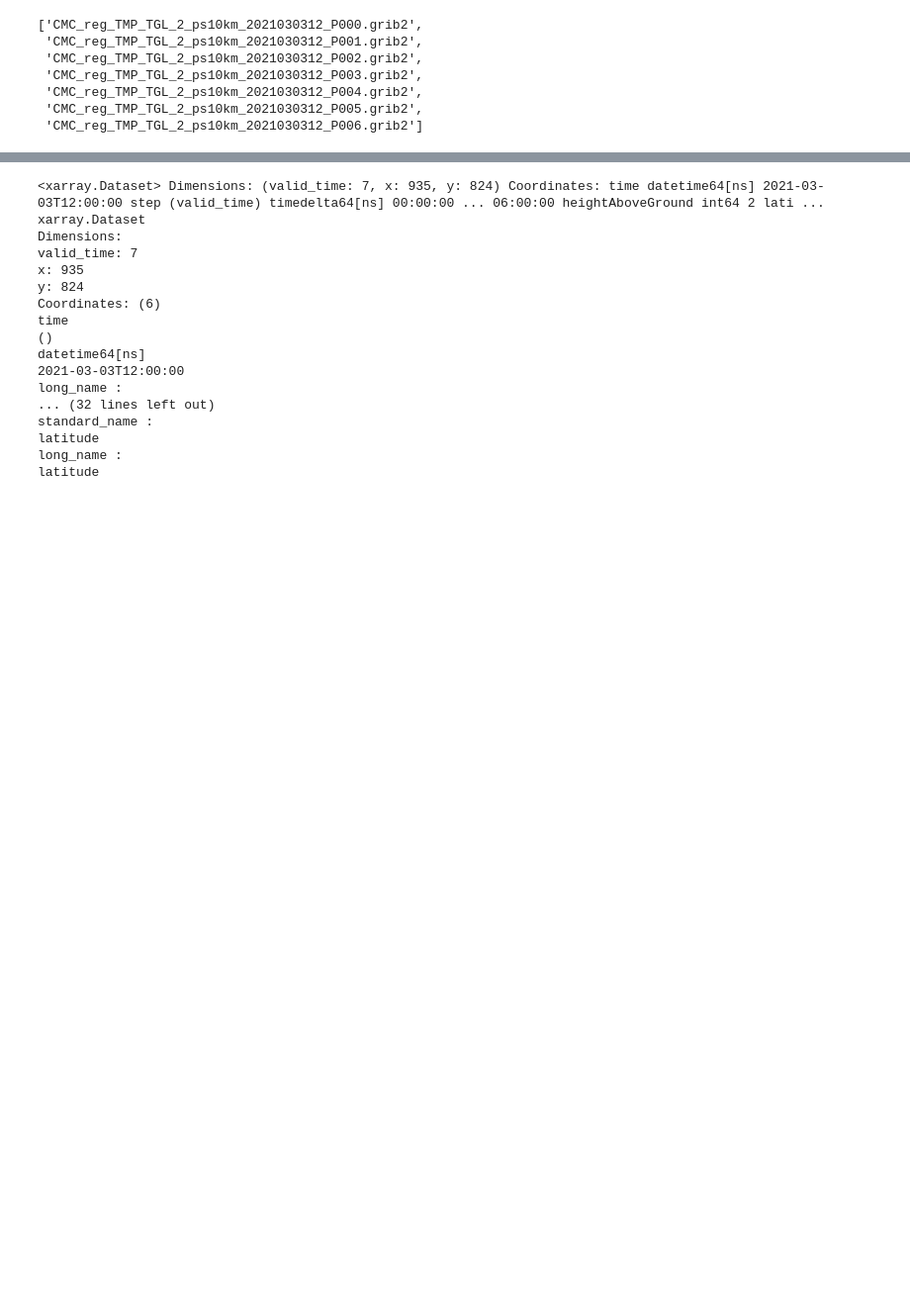
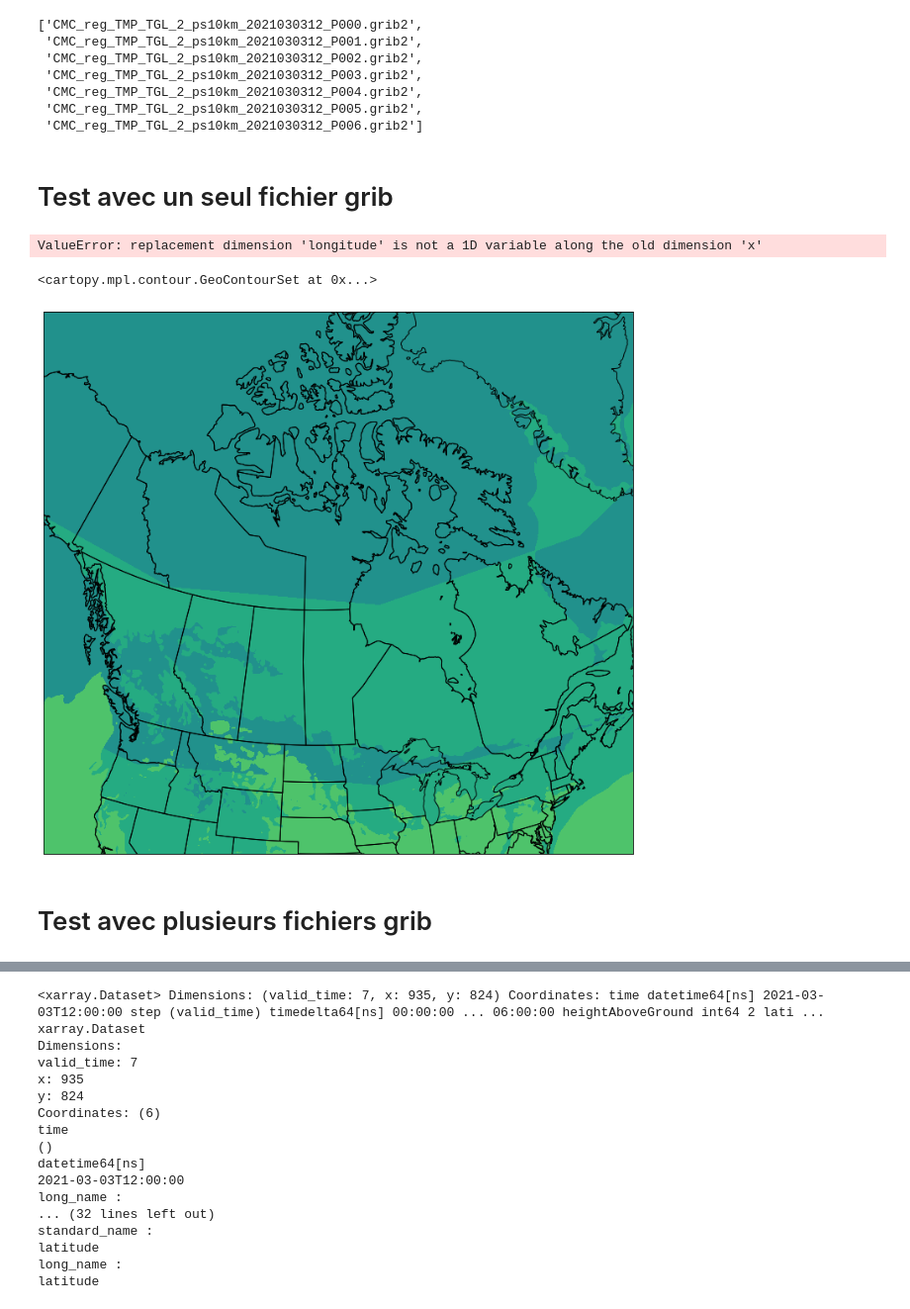
Before and after one commit to tito-am/cmc, a Jupyter notebook: Matrices Scribe TMP - RDPS.ipynb, the cells around one changed output, grey strips where cells are left out. Shown at 99% size. Drawn from its saved outputs; the diff is of its cells as text; code cells hidden in the pictures; blank space fills up the shorter version.

```diff
--- a/Matrices Scribe TMP - RDPS.ipynb
+++ b/Matrices Scribe TMP - RDPS.ipynb
@@ -26,4 +28,35 @@ grib_list
  'CMC_reg_TMP_TGL_2_ps10km_2021030312_P004.grib2',
  'CMC_reg_TMP_TGL_2_ps10km_2021030312_P005.grib2',
  'CMC_reg_TMP_TGL_2_ps10km_2021030312_P006.grib2']
+# %% [markdown]
+# Test avec un seul fichier grib
+# %%
+ds_test=xr.open_dataset(grib_list[0],engine='cfgrib')
+
+grb=pygrib.open(grib_list[5])
+grb=grb[1]#attention car il faut le repartir de 0 lorsqu'on reroule les cellules
+# %%
+ds_test.swap_dims({"x": "longitude"})
+# %% [output]
+ValueError: replacement dimension 'longitude' is not a 1D variable along the old dimension 'x'
+# %%
+lats,lons=grb.latlons()
+map_crs=ccrs.LambertConformal(central_longitude=-100,
+                              central_latitude=53,
+                             standard_parallels=(30,60))
+
+data_crs=ccrs.PlateCarree()
+
+fig=plt.figure(1,figsize=(14,12))
+ax=plt.subplot(1,1,1,projection=map_crs)
+ax.set_extent([-130,-65,40,80],data_crs)
+ax.add_feature(cfeature.COASTLINE.with_scale('50m'))
+ax.add_feature(cfeature.STATES.with_scale('50m'))
+
+ax.contourf(lons,lats,grb.values,transform=data_crs)
+# %% [output]
+<cartopy.mpl.contour.GeoContourSet at 0x...>
+[figure, added]
+# %% [markdown]
+# Test avec plusieurs fichiers grib
 # %%
```
Also changed, not shown: parts of 10 cells of this notebook, 3 other files.
